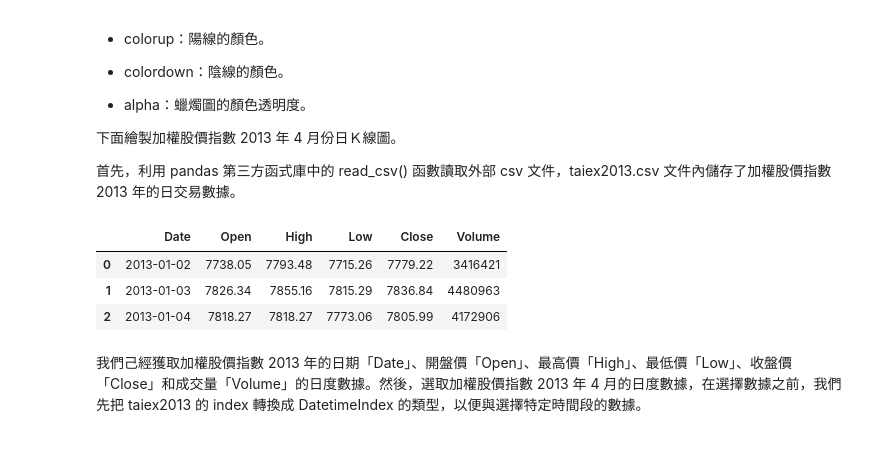
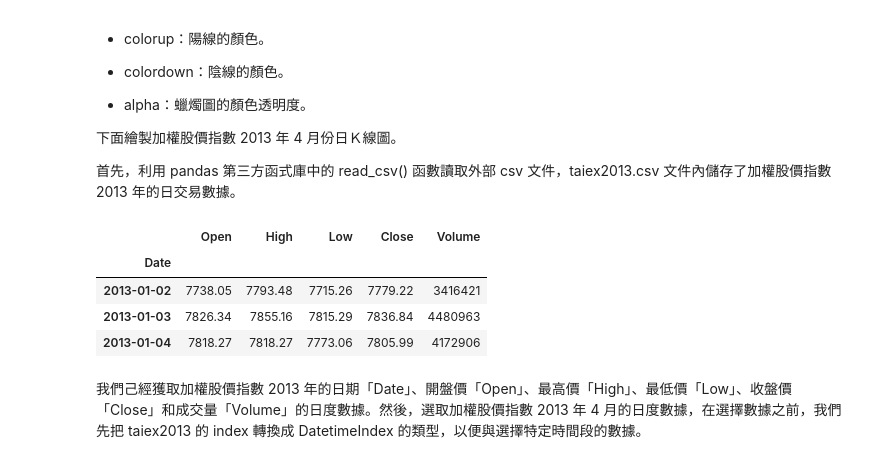
Before and after one commit to okluda/finpy_practice, a Jupyter notebook: ch_28.ipynb, the cells around one changed output. Saved outputs shown, nothing was run; the diff lists cells and outputs as text; code cells hidden in the pictures.

```diff
--- a/ch_28.ipynb
+++ b/ch_28.ipynb
@@ -59,14 +65,16 @@ Python 的第三方函式庫 matplotlib 中 finance 模組中設有一些繪製
 # %%
 import pandas as pd
 
 # 讀取外部 csv 數據
-taiex2013=pd.read_csv('.\\PythonBook_code_data\\part5\\28\\taiex2013.csv',sep='\t')
+#taiex2013=pd.read_csv('.\\PythonBook_code_data\\part5\\28\\taiex2013.csv',sep='\t')
+taiex2013=pd.read_csv('.\\PythonBook_code_data\\part5\\28\\taiex2013.csv',sep='\t',index_col='Date',parse_dates=True)
 taiex2013.head(n=3)
 # %% [output]
-|  | Date | Open | High | Low | Close | Volume |
-| 0 | 2013-01-02 | 7738.05 | 7793.48 | 7715.26 | 7779.22 | 3416421 |
-| 1 | 2013-01-03 | 7826.34 | 7855.16 | 7815.29 | 7836.84 | 4480963 |
-| 2 | 2013-01-04 | 7818.27 | 7818.27 | 7773.06 | 7805.99 | 4172906 |
+|  | Open | High | Low | Close | Volume |
+| Date |  |  |  |  |  |
+| 2013-01-02 | 7738.05 | 7793.48 | 7715.26 | 7779.22 | 3416421 |
+| 2013-01-03 | 7826.34 | 7855.16 | 7815.29 | 7836.84 | 4480963 |
+| 2013-01-04 | 7818.27 | 7818.27 | 7773.06 | 7805.99 | 4172906 |
 # %% [markdown]
 我們己經獲取加權股價指數 2013 年的日期「Date」、開盤價「Open」、最高價「High」、最低價「Low」、收盤價「Close」和成交量「Volume」的日度數據。然後，選取加權股價指數 2013 年 4 月的日度數據，在選擇數據之前，我們先把 taiex2013 的 index 轉換成 DatetimeIndex 的類型，以便與選擇特定時間段的數據。
 # %%
```
Also changed, not shown: parts of 20 cells of this notebook.
